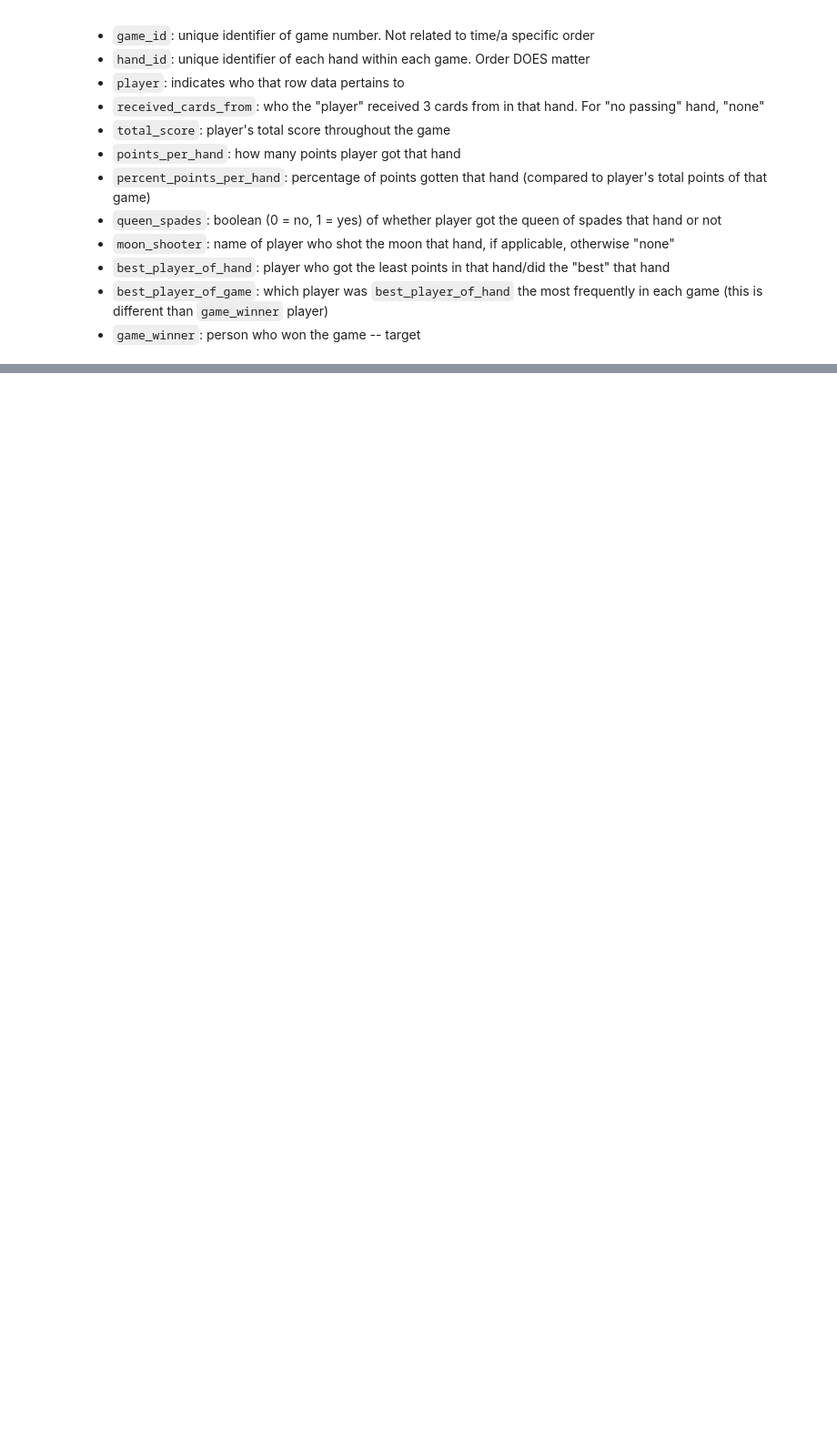
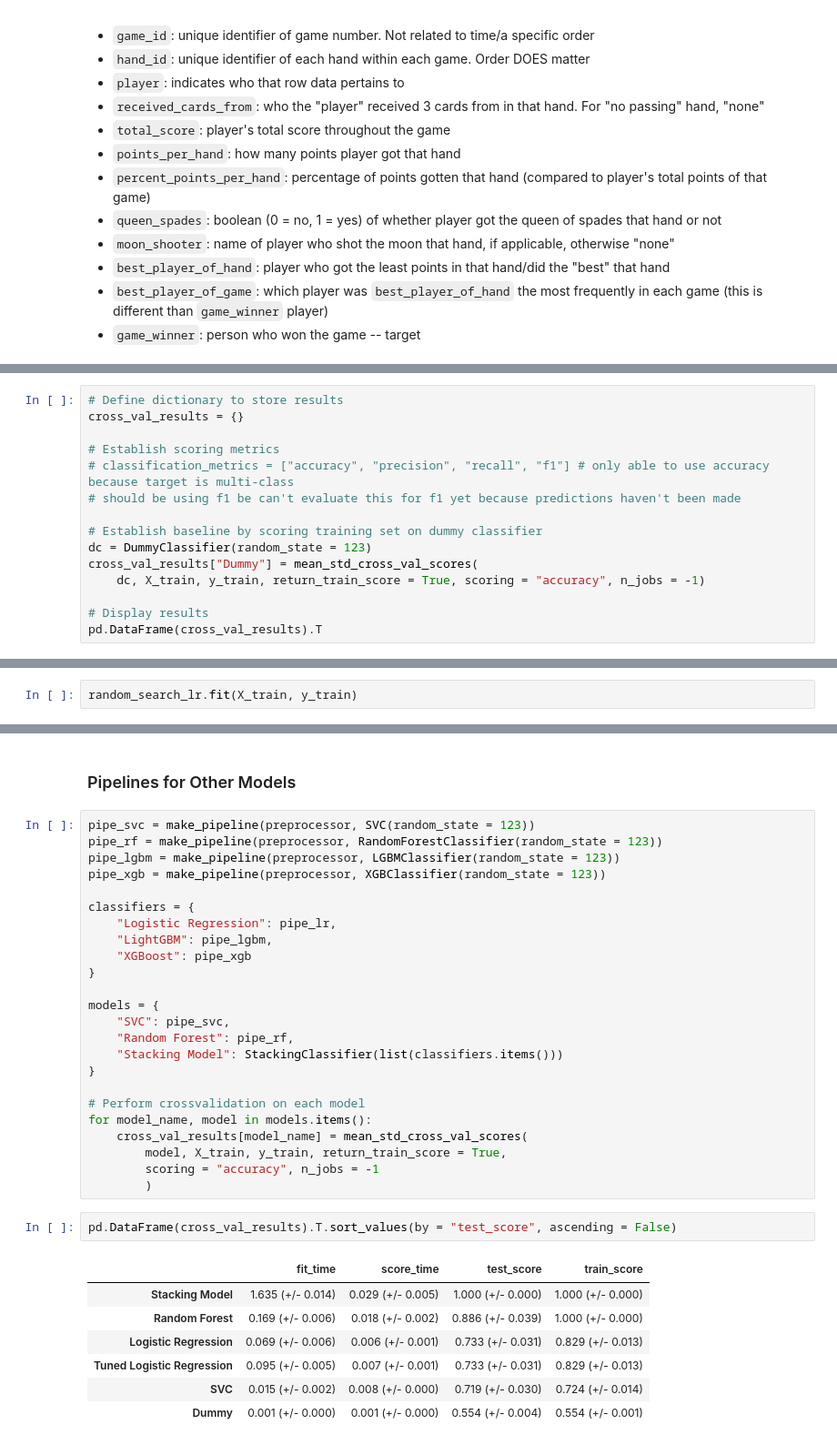
Before and after one commit to kmaurinjones/hearts_scores, a Jupyter notebook: hearts_scoring_analysis.ipynb, the cells around one changed output, grey strips where cells are left out. Shown: that part at 91% size. Cells and saved outputs as stored; diff of their text form; blank space fills up the shorter version.

```diff
--- a/hearts_scoring_analysis.ipynb
+++ b/hearts_scoring_analysis.ipynb
@@ -446,0 +525,15 @@ corr_matrx
+# %%
+# Define dictionary to store results
+cross_val_results = {}
+
+# Establish scoring metrics
+# classification_metrics = ["accuracy", "precision", "recall", "f1"] # only able to use accuracy because target is multi-class
+# should be using f1 be can't evaluate this for f1 yet because predictions haven't been made
+
+# Establish baseline by scoring training set on dummy classifier
+dc = DummyClassifier(random_state = 123)
+cross_val_results["Dummy"] = mean_std_cross_val_scores(
+    dc, X_train, y_train, return_train_score = True, scoring = "accuracy", n_jobs = -1)
+
+# Display results
+pd.DataFrame(cross_val_results).T
@@ -446,0 +569,2 @@ corr_matrx
+# %%
+random_search_lr.fit(X_train, y_train)
@@ -446,0 +616,36 @@ corr_matrx
+# %% [markdown]
+### Pipelines for Other Models
+# %%
+pipe_svc = make_pipeline(preprocessor, SVC(random_state = 123))
+pipe_rf = make_pipeline(preprocessor, RandomForestClassifier(random_state = 123))
+pipe_lgbm = make_pipeline(preprocessor, LGBMClassifier(random_state = 123))
+pipe_xgb = make_pipeline(preprocessor, XGBClassifier(random_state = 123))
+
+classifiers = {
+    "Logistic Regression": pipe_lr,
+    "LightGBM": pipe_lgbm,
+    "XGBoost": pipe_xgb
+}
+
+models = {
+    "SVC": pipe_svc,
+    "Random Forest": pipe_rf,
+    "Stacking Model": StackingClassifier(list(classifiers.items()))
+}
+
+# Perform crossvalidation on each model
+for model_name, model in models.items():
+    cross_val_results[model_name] = mean_std_cross_val_scores(
+        model, X_train, y_train, return_train_score = True,
+        scoring = "accuracy", n_jobs = -1
+        )
+# %%
+pd.DataFrame(cross_val_results).T.sort_values(by = "test_score", ascending = False)
+# %% [output]
+|  | fit_time | score_time | test_score | train_score |
+| Stacking Model | 1.635 (+/- 0.014) | 0.029 (+/- 0.005) | 1.000 (+/- 0.000) | 1.000 (+/- 0.000) |
+| Random Forest | 0.169 (+/- 0.006) | 0.018 (+/- 0.002) | 0.886 (+/- 0.039) | 1.000 (+/- 0.000) |
+| Logistic Regression | 0.069 (+/- 0.006) | 0.006 (+/- 0.001) | 0.733 (+/- 0.031) | 0.829 (+/- 0.013) |
+| Tuned Logistic Regression | 0.095 (+/- 0.005) | 0.007 (+/- 0.001) | 0.733 (+/- 0.031) | 0.829 (+/- 0.013) |
+| SVC | 0.015 (+/- 0.002) | 0.008 (+/- 0.000) | 0.719 (+/- 0.030) | 0.724 (+/- 0.014) |
+| Dummy | 0.001 (+/- 0.000) | 0.001 (+/- 0.000) | 0.554 (+/- 0.004) | 0.554 (+/- 0.001) |
```
Also changed, not shown: parts of 30 cells of this notebook, 1 other file.
